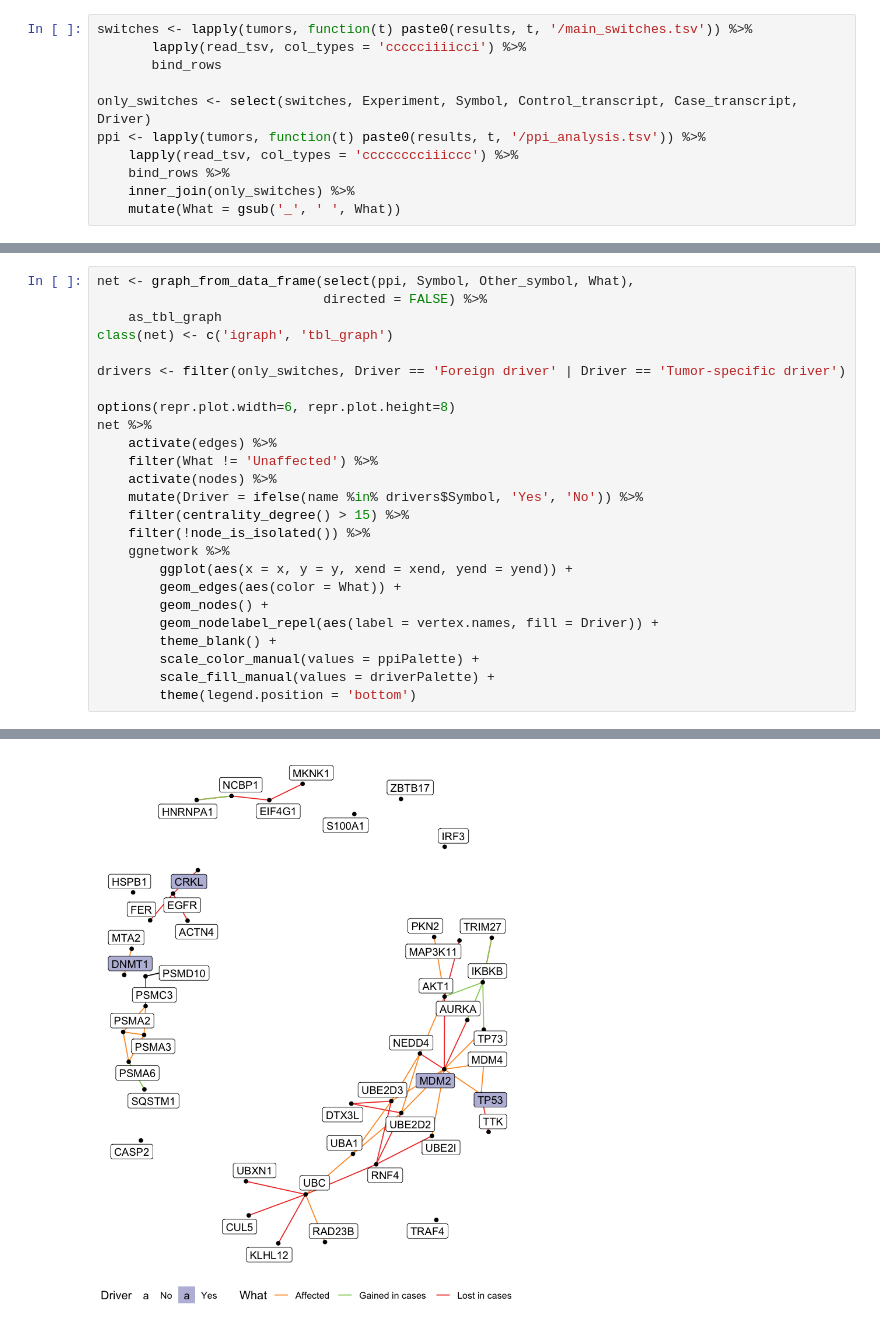
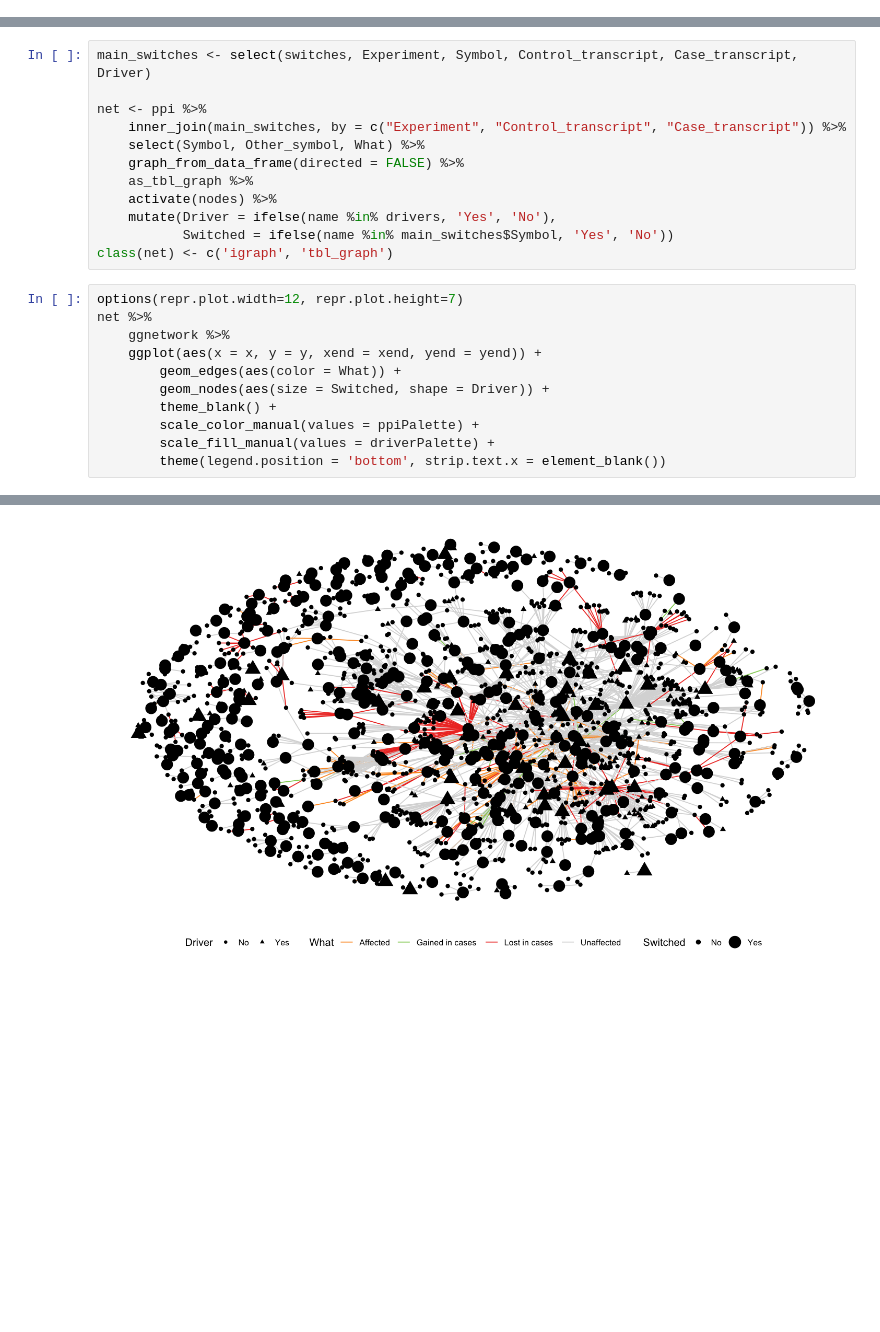
Before and after one commit to hclimente/miallma, a Jupyter notebook: doc/ppi.ipynb, the cells around one changed output, grey strips where cells are left out. Saved outputs shown, nothing was run; the diff lists cells and outputs as text; blank space fills up the shorter version.

```diff
--- a/doc/ppi.ipynb
+++ b/doc/ppi.ipynb
@@ -42,11 +91,0 @@ plot_net <- function(net) {
-# %%
-switches <- lapply(tumors, function(t) paste0(results, t, '/main_switches.tsv')) %>%
-       lapply(read_tsv, col_types = 'ccccciiiicci') %>%
-       bind_rows
-
-only_switches <- select(switches, Experiment, Symbol, Control_transcript, Case_transcript, Driver)
-ppi <- lapply(tumors, function(t) paste0(results, t, '/ppi_analysis.tsv')) %>%
-    lapply(read_tsv, col_types = 'cccccccciiiccc') %>%
-    bind_rows %>%
-    inner_join(only_switches) %>%
-    mutate(What = gsub('_', ' ', What))
@@ -55,27 +130,25 @@ Joining, by = c("Experiment", "Control_transcript", "Case_transcript")
+# %%
+main_switches <- select(switches, Experiment, Symbol, Control_transcript, Case_transcript, Driver)
+
+net <- ppi %>%
+    inner_join(main_switches, by = c("Experiment", "Control_transcript", "Case_transcript")) %>%
+    select(Symbol, Other_symbol, What) %>%
+    graph_from_data_frame(directed = FALSE) %>%
+    as_tbl_graph %>%
+    activate(nodes) %>%
+    mutate(Driver = ifelse(name %in% drivers, 'Yes', 'No'),
+           Switched = ifelse(name %in% main_switches$Symbol, 'Yes', 'No'))
+class(net) <- c('igraph', 'tbl_graph')
 # %%
-net <- graph_from_data_frame(select(ppi, Symbol, Other_symbol, What),
-                             directed = FALSE) %>%
-    as_tbl_graph
-class(net) <- c('igraph', 'tbl_graph')
-
-drivers <- filter(only_switches, Driver == 'Foreign driver' | Driver == 'Tumor-specific driver')
-
-options(repr.plot.width=6, repr.plot.height=8)
+options(repr.plot.width=12, repr.plot.height=7)
 net %>%
-    activate(edges) %>%
-    filter(What != 'Unaffected') %>%
-    activate(nodes) %>%
-    mutate(Driver = ifelse(name %in% drivers$Symbol, 'Yes', 'No')) %>%
-    filter(centrality_degree() > 15) %>%
-    filter(!node_is_isolated()) %>%
     ggnetwork %>%
-        ggplot(aes(x = x, y = y, xend = xend, yend = yend)) +
+    ggplot(aes(x = x, y = y, xend = xend, yend = yend)) +
         geom_edges(aes(color = What)) +
-        geom_nodes() +
-        geom_nodelabel_repel(aes(label = vertex.names, fill = Driver)) +
+        geom_nodes(aes(size = Switched, shape = Driver)) +
         theme_blank() +
         scale_color_manual(values = ppiPalette) +
         scale_fill_manual(values = driverPalette) +
-        theme(legend.position = 'bottom')
+        theme(legend.position = 'bottom', strip.text.x = element_blank())
 # %% [output]
 Warning message in if (class(x) == "igraph") {:
@@ -98 +158 @@ Warning message in fortify.network(intergraph::asNetwork(model), ...):
-[figure, old version]
+[figure, new version]
```
Also changed, not shown: parts of 14 cells of this notebook, 6 other files.
